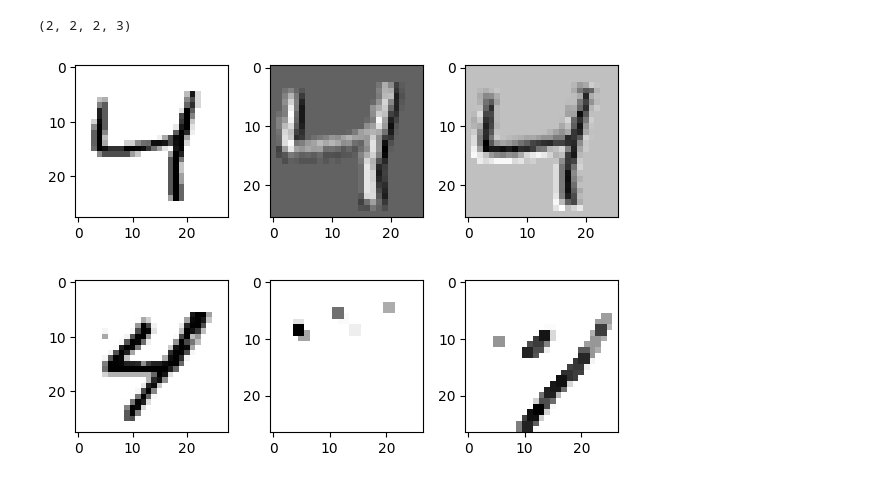
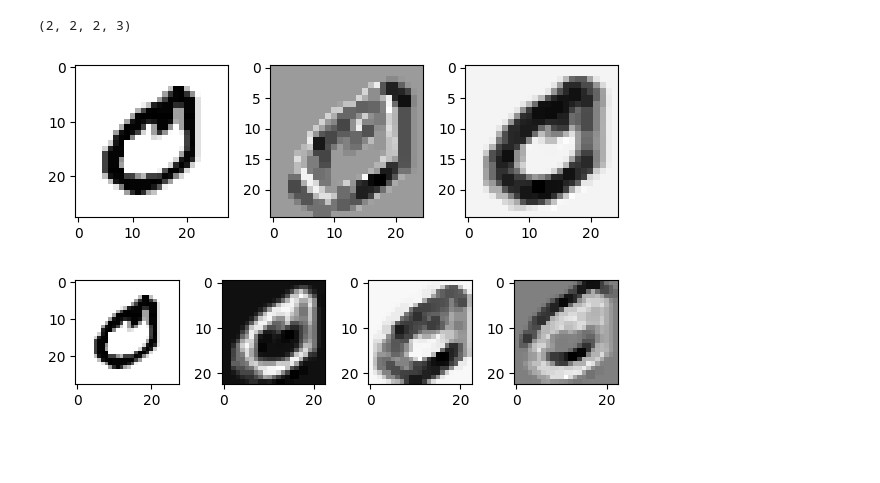
Before and after one commit to pquynhvu/TDA, a Jupyter notebook: mnist_pytorch.ipynb, the cells around one changed output. Saved outputs shown, nothing was run; the diff lists cells and outputs as text; code cells hidden in the pictures; blank space fills up the shorter version.

```diff
--- a/mnist_pytorch.ipynb
+++ b/mnist_pytorch.ipynb
@@ -132,7 +134,7 @@ layer_names
 # %%
-conv1_W, conv1_b = mnist_cnn.layers[layer_names.index('conv2d')].get_weights()
-conv2_W, conv2_b = mnist_cnn.layers[layer_names.index('conv2d_1')].get_weights()
-dense_W, dense_b = mnist_cnn.layers[layer_names.index('dense')].get_weights()
+conv1_W, conv1_b = mnist_cnn.layers[layer_names.index('conv2d_2')].get_weights()
+conv2_W, conv2_b = mnist_cnn.layers[layer_names.index('conv2d_3')].get_weights()
+dense_W, dense_b = mnist_cnn.layers[layer_names.index('dense_1')].get_weights()
 # %%
 conv2_W.shape
 # %% [output]
@@ -226,15 +176,0 @@ def Convo2D(images, filters, stride, padding):
-# %%
-batch_size = 100
-img_height = 28
-img_width = 28
-channels = 3  # RGB channels
-num_filters = 2
-kernel_size = 3
-stride = (2, 2)  # Example stride of (2, 2)
-padding = True
-filters = np.random.randn(kernel_size, kernel_size, channels, num_filters)
-
-# Initialize input images (random for this example)
-images = np.random.randn(batch_size, img_height, img_width, channels)
-images_pad = same_padding(images, filter = filters, stride=(1,1))
-h_start_idx, h_end_idx, w_start_idx, w_end_idx = get_start_index(28, 28, 2, 2, kernel_size, kernel_size)
@@ -266,32 +230,32 @@ def max_pooling(image, pool_size, stride):
 
     return pooled_img
 # %%
-convo1_output = convolve(x_train_subset, filter=conv1_W, stride=(1,1), bias=conv1_b, padding=True)
-convo1_maxpool = max_pooling(convo1_output, pool_size=(2,2), stride=(1,1))
-convo2_output = Convo2D(convo1_maxpool, filter=conv2_W, stride=(1,1), bias=conv2_b, padding=True)
-convo2_maxpool = max_pooling(convo2_output, pool_size=(2,2), stride=(2,2))
+convo1_out = Convo2D(x_train_subset, filters=conv1_W, stride=(1,1), bias = conv1_b, padding=True)
+convo1_maxpool = max_pooling(convo1_out, pool_size=(2,2), stride=(1,1))
+convo2_out = Convo2D(convo1_maxpool, filters=conv2_W, stride=(1,1), bias = conv2_b, padding=True)
+convo2_maxpool = max_pooling(convo2_out, pool_size=(2,2), stride=(1,1))
 # %%
-idx=2
+idx=21
 fig, axs = plt.subplots(1, 3, figsize=(6, 3))
 axs[0].imshow(x_train_subset[idx], cmap=matplotlib.cm.binary)
-axs[1].imshow(convo1_out[idx,:,:,0], cmap=matplotlib.cm.binary)
-axs[2].imshow(convo1_out[idx,:,:,1], cmap=matplotlib.cm.binary)
+axs[1].imshow(convo1_maxpool[idx,:,:,0], cmap=matplotlib.cm.binary)
+axs[2].imshow(convo1_maxpool[idx,:,:,1], cmap=matplotlib.cm.binary)
 ax.axis('off')
 plt.tight_layout()
 plt.show()
 # %% [output]
-[figure, old version]
+[figure, new version]
 # %%
-fig, axs = plt.subplots(1, 3, figsize=(6, 3))
+fig, axs = plt.subplots(1, 4, figsize=(6, 3))
 axs[0].imshow(x_train_subset[idx], cmap=matplotlib.cm.binary)
-axs[1].imshow(convo1_maxpool[idx,:,:,0], cmap=matplotlib.cm.binary)
-axs[2].imshow(convo1_maxpool[idx,:,:,1], cmap=matplotlib.cm.binary)
-#axs[3].imshow(convo2_output[idx,:,:,2], cmap=matplotlib.cm.binary)
+axs[1].imshow(convo2_maxpool[idx,:,:,0], cmap=matplotlib.cm.binary)
+axs[2].imshow(convo2_maxpool[idx,:,:,1], cmap=matplotlib.cm.binary)
+axs[3].imshow(convo2_maxpool[idx,:,:,2], cmap=matplotlib.cm.binary)
 ax.axis('off')
 plt.tight_layout()
 plt.show()
 # %% [output]
-[figure, old version]
+[figure, new version]
 # %%
 def plot_images(data, labels, nrows=0, images_per_row=0):
     fig, axes = plt.subplots(nrows, images_per_row, figsize=(10, 10))
```
Also changed, not shown: parts of 8 cells of this notebook.
